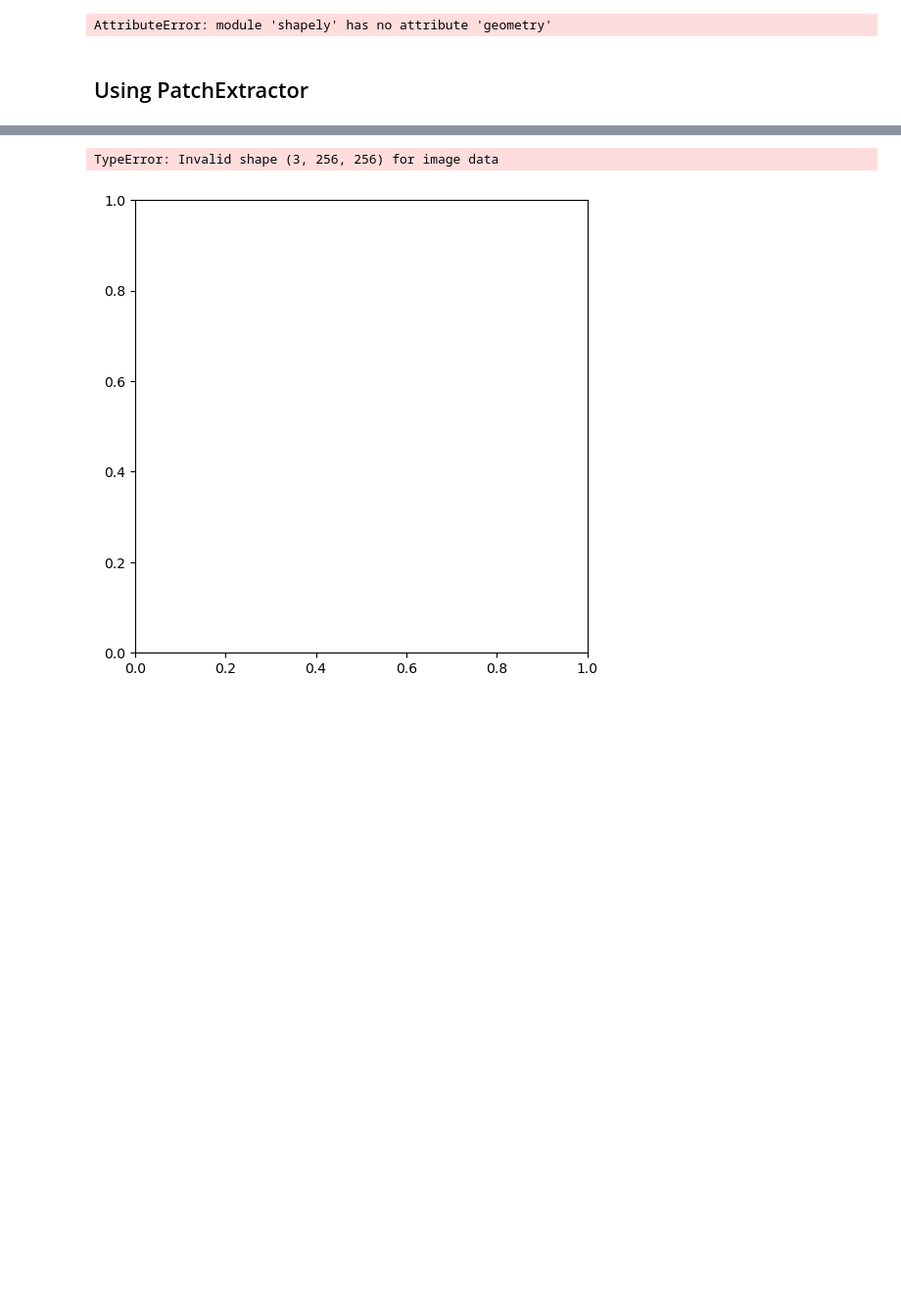
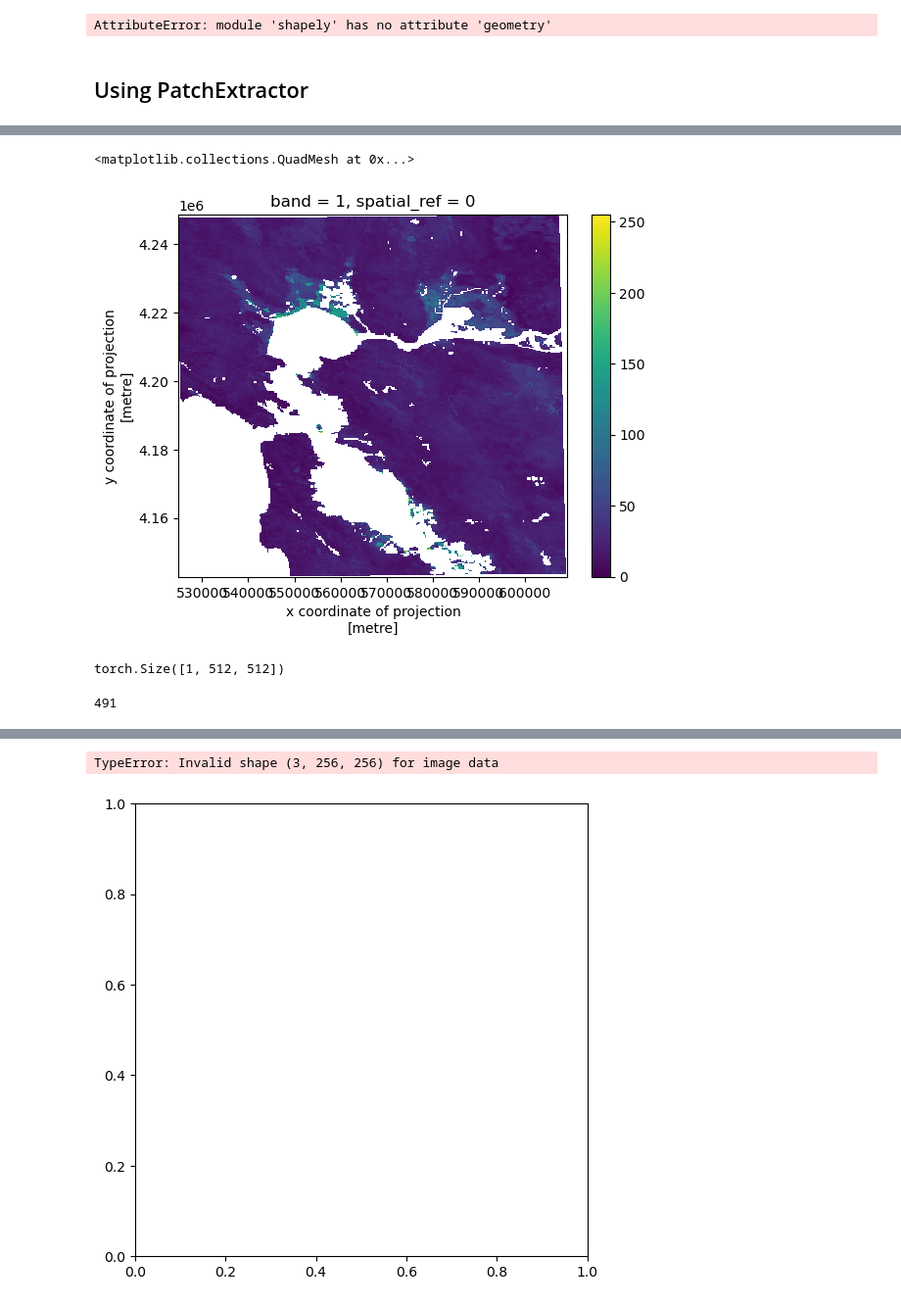
Before and after one commit to ando-shah/sdm-geolifeCLEF, a Jupyter notebook: raster/env_patch.ipynb, the cells around one changed output, grey strips where cells are left out. Shown at 98% size. Saved outputs shown, nothing was run; the diff lists cells and outputs as text; code cells hidden in the pictures; blank space fills up the shorter version.

```diff
--- a/raster/env_patch.ipynb
+++ b/raster/env_patch.ipynb
@@ -154,0 +208,7 @@ display.show()
+# %%
+aoi.data = (255 * (aoi.data - np.nanmin(aoi.data)) / (np.nanmax(aoi.data) - np.nanmin(aoi.data)))
+# %%
+aoi.plot()
+# %% [output]
+<matplotlib.collections.QuadMesh at 0x...>
+[figure, added]
@@ -154,0 +230,4 @@ display.show()
+# %%
+t.shape
+# %% [output]
+torch.Size([1, 512, 512])
@@ -155,3 +244,9 @@ display.show()
+# %%
+import gc
+del rds, r, aoi
+gc.collect()
+# %% [output]
+491
 # %%
 
 BUCKET_NAME = 'datasets-sdm'
```
Also changed, not shown: parts of 19 cells of this notebook.
